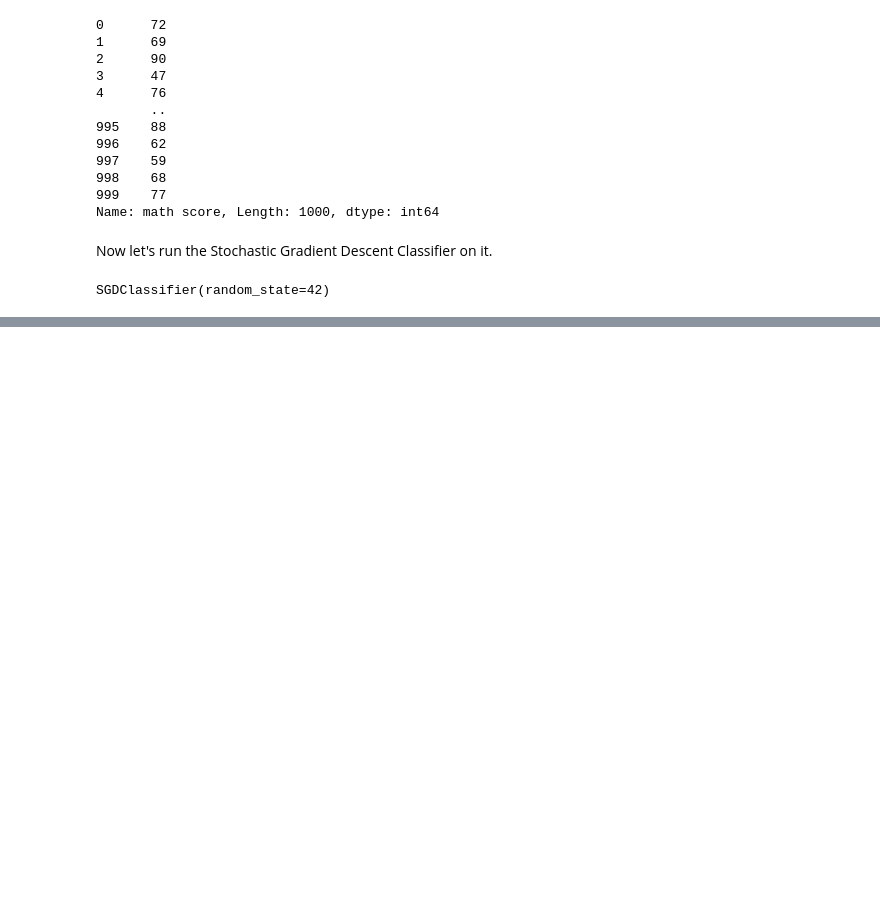
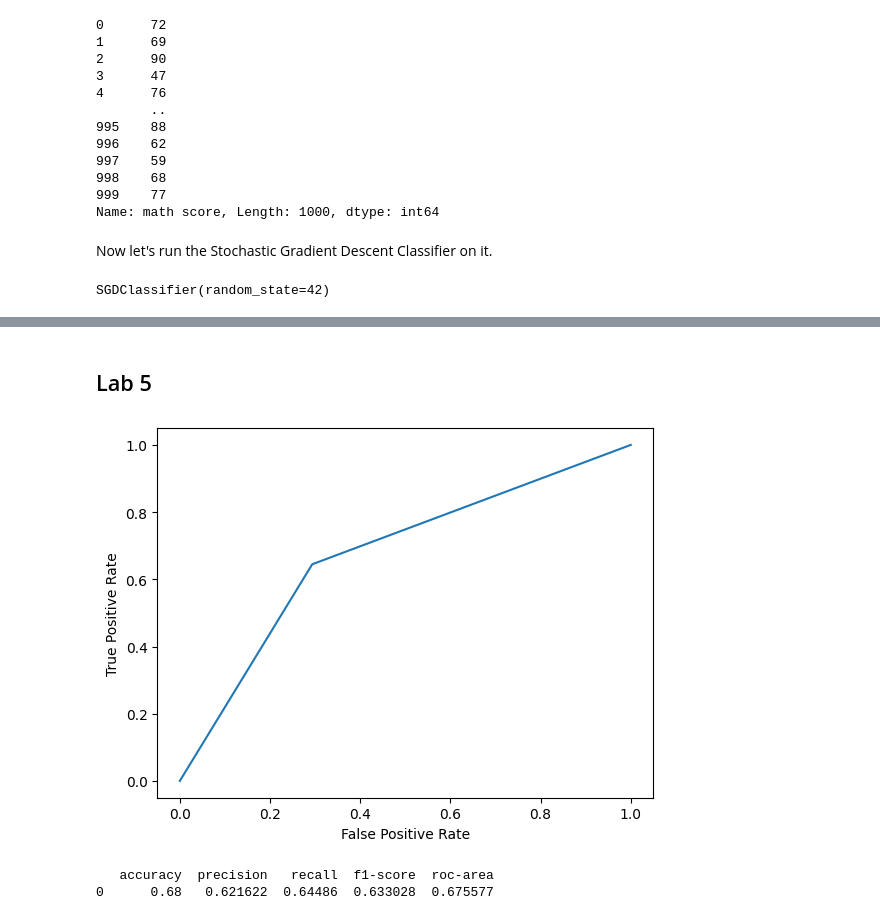
Before and after one commit to lascha212/F21DL, a Jupyter notebook: labs.ipynb, the cells around one changed output, grey strips where cells are left out. Drawn from its saved outputs; the diff is of its cells as text; code cells hidden in the pictures; blank space fills up the shorter version.

```diff
--- a/labs.ipynb
+++ b/labs.ipynb
@@ -356,0 +365,16 @@ sns.heatmap(gender_confusion_matrix / np.sum(gender_confusion_matrix), annot=Tru
+# %% [markdown]
+## Lab 5
+# %%
+from sklearn.naive_bayes import MultinomialNB
+
+# Create, fit, and predict a Multinomial model using the data set
+multi_nom = MultinomialNB(alpha=1.0, fit_prior=False)
+multi_nom.fit(X_train, y_train)
+multi_nom_y_pred = multi_nom.predict(X_test)
+
+# Get relevant metrics
+getMetrics(y_test, multi_nom_y_pred)
+# %% [output]
+[figure, added]
+   accuracy  precision   recall  f1-score  roc-area
+0      0.68   0.621622  0.64486  0.633028  0.675577
```
Also changed, not shown: parts of 6 cells of this notebook.
